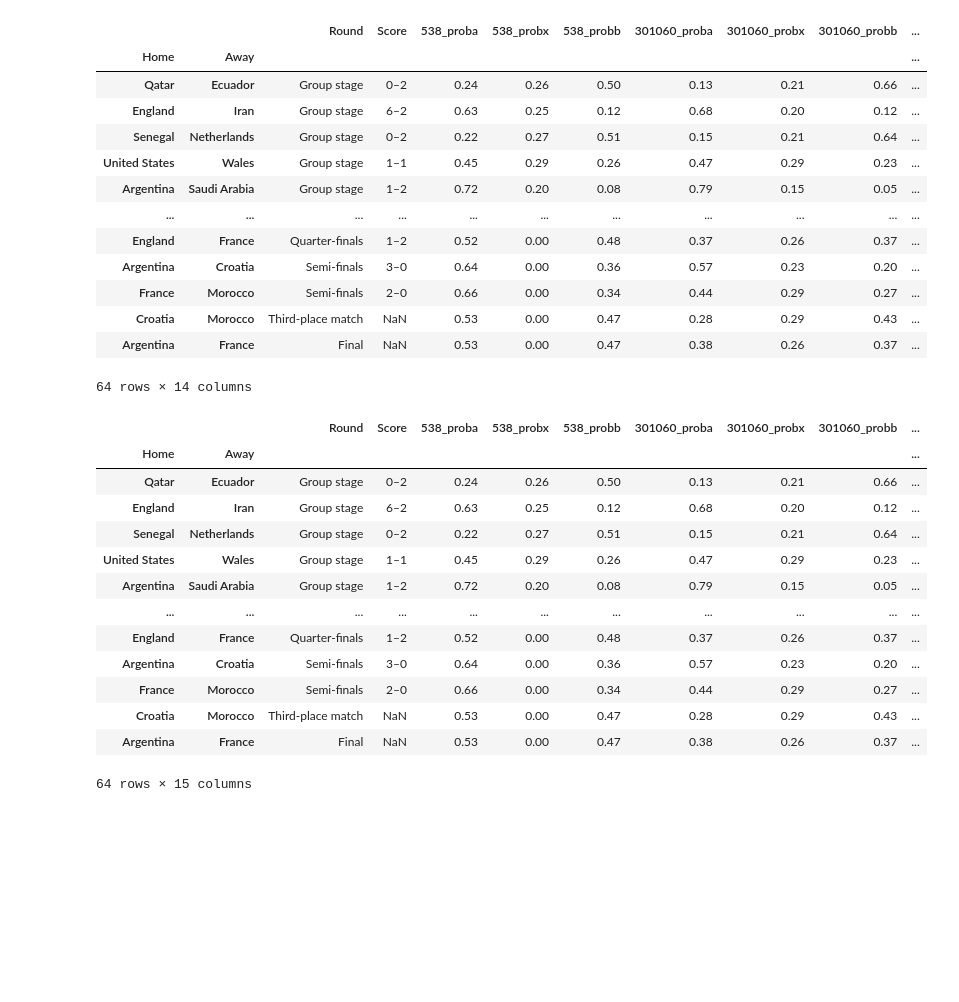
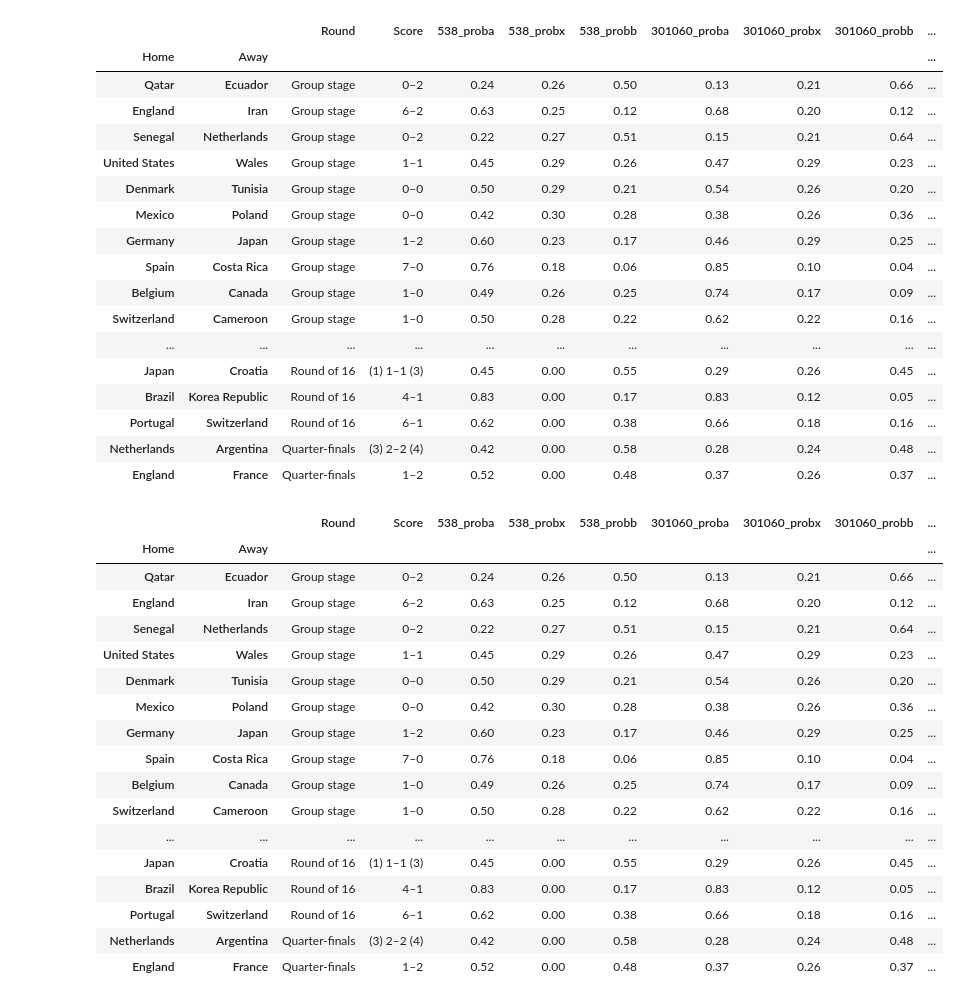
Before and after one commit to seppo0010/analisis-predicciones-mundial-2022, a Jupyter notebook: apuestas.ipynb, the cells around one changed output. Saved outputs shown, nothing was run; the diff lists cells and outputs as text; code cells hidden in the pictures; blank space fills up the shorter version.

```diff
--- a/apuestas.ipynb
+++ b/apuestas.ipynb
@@ -60,41 +60,47 @@ names = {
     'Costa Rica': 'cos',
     'Ghana': 'gha',
     'Serbia': 'ser',
 }
 
 def read_oddspedia(f):
     with open(f'oddspedia/{f}.json', 'r') as fp:
         data = json.loads(fp.read())['data']['prematch'][0]['periods'][0]['odds']
     series = {}
     for row in data:
         if row['bookie_slug'] != 'bet365': continue
         p1, p2, p3 = 1/float(row['o1']), 1/float(row['o2']), 1/float(row['o3'])
         series[f'{row["bookie_slug"]}_proba'] = p1/(p1+p2+p3)
         series[f'{row["bookie_slug"]}_probx'] = p2/(p1+p2+p3)
         series[f'{row["bookie_slug"]}_probb'] = p3/(p1+p2+p3)
         series[f'{row["bookie_slug"]}_paya'] = float(row['o1'])
         series[f'{row["bookie_slug"]}_payx'] = float(row['o2'])
         series[f'{row["bookie_slug"]}_payb'] = float(row['o3'])
     return pd.Series(series)
 
 oddspedia = results.apply(lambda row: read_oddspedia(f'{names[row.name[0]]}-{names[row.name[1]]}'), axis=1)
 df = results.join(fivethirtyeight).join(m301060).join(oddspedia.dropna(axis=1))
+df = df.drop(['Croatia', 'Morocco'])
+df = df.drop(['Argentina', 'France'])
 df
 # %% [output]
 |  |  | Round | Score | 538_proba | 538_probx | 538_probb | 301060_proba | 301060_probx | 301060_probb | ... |
 | Home | Away |  |  |  |  |  |  |  |  | ... |
 | Qatar | Ecuador | Group stage | 0–2 | 0.24 | 0.26 | 0.50 | 0.13 | 0.21 | 0.66 | ... |
 | England | Iran | Group stage | 6–2 | 0.63 | 0.25 | 0.12 | 0.68 | 0.20 | 0.12 | ... |
 | Senegal | Netherlands | Group stage | 0–2 | 0.22 | 0.27 | 0.51 | 0.15 | 0.21 | 0.64 | ... |
 | United States | Wales | Group stage | 1–1 | 0.45 | 0.29 | 0.26 | 0.47 | 0.29 | 0.23 | ... |
-| Argentina | Saudi Arabia | Group stage | 1–2 | 0.72 | 0.20 | 0.08 | 0.79 | 0.15 | 0.05 | ... |
+| Denmark | Tunisia | Group stage | 0–0 | 0.50 | 0.29 | 0.21 | 0.54 | 0.26 | 0.20 | ... |
+| Mexico | Poland | Group stage | 0–0 | 0.42 | 0.30 | 0.28 | 0.38 | 0.26 | 0.36 | ... |
+| Germany | Japan | Group stage | 1–2 | 0.60 | 0.23 | 0.17 | 0.46 | 0.29 | 0.25 | ... |
+| Spain | Costa Rica | Group stage | 7–0 | 0.76 | 0.18 | 0.06 | 0.85 | 0.10 | 0.04 | ... |
+| Belgium | Canada | Group stage | 1–0 | 0.49 | 0.26 | 0.25 | 0.74 | 0.17 | 0.09 | ... |
+| Switzerland | Cameroon | Group stage | 1–0 | 0.50 | 0.28 | 0.22 | 0.62 | 0.22 | 0.16 | ... |
 | ... | ... | ... | ... | ... | ... | ... | ... | ... | ... | ... |
+| Japan | Croatia | Round of 16 | (1) 1–1 (3) | 0.45 | 0.00 | 0.55 | 0.29 | 0.26 | 0.45 | ... |
+| Brazil | Korea Republic | Round of 16 | 4–1 | 0.83 | 0.00 | 0.17 | 0.83 | 0.12 | 0.05 | ... |
+| Portugal | Switzerland | Round of 16 | 6–1 | 0.62 | 0.00 | 0.38 | 0.66 | 0.18 | 0.16 | ... |
+| Netherlands | Argentina | Quarter-finals | (3) 2–2 (4) | 0.42 | 0.00 | 0.58 | 0.28 | 0.24 | 0.48 | ... |
 | England | France | Quarter-finals | 1–2 | 0.52 | 0.00 | 0.48 | 0.37 | 0.26 | 0.37 | ... |
-| Argentina | Croatia | Semi-finals | 3–0 | 0.64 | 0.00 | 0.36 | 0.57 | 0.23 | 0.20 | ... |
-| France | Morocco | Semi-finals | 2–0 | 0.66 | 0.00 | 0.34 | 0.44 | 0.29 | 0.27 | ... |
-| Croatia | Morocco | Third-place match | NaN | 0.53 | 0.00 | 0.47 | 0.28 | 0.29 | 0.43 | ... |
-| Argentina | France | Final | NaN | 0.53 | 0.00 | 0.47 | 0.38 | 0.26 | 0.37 | ... |
-64 rows × 14 columns
 # %%
 def winner(score):
     if isinstance(score, float) and np.isnan(score):
@@ -120,14 +126,18 @@ df
 | England | Iran | Group stage | 6–2 | 0.63 | 0.25 | 0.12 | 0.68 | 0.20 | 0.12 | ... |
 | Senegal | Netherlands | Group stage | 0–2 | 0.22 | 0.27 | 0.51 | 0.15 | 0.21 | 0.64 | ... |
 | United States | Wales | Group stage | 1–1 | 0.45 | 0.29 | 0.26 | 0.47 | 0.29 | 0.23 | ... |
-| Argentina | Saudi Arabia | Group stage | 1–2 | 0.72 | 0.20 | 0.08 | 0.79 | 0.15 | 0.05 | ... |
+| Denmark | Tunisia | Group stage | 0–0 | 0.50 | 0.29 | 0.21 | 0.54 | 0.26 | 0.20 | ... |
+| Mexico | Poland | Group stage | 0–0 | 0.42 | 0.30 | 0.28 | 0.38 | 0.26 | 0.36 | ... |
+| Germany | Japan | Group stage | 1–2 | 0.60 | 0.23 | 0.17 | 0.46 | 0.29 | 0.25 | ... |
+| Spain | Costa Rica | Group stage | 7–0 | 0.76 | 0.18 | 0.06 | 0.85 | 0.10 | 0.04 | ... |
+| Belgium | Canada | Group stage | 1–0 | 0.49 | 0.26 | 0.25 | 0.74 | 0.17 | 0.09 | ... |
+| Switzerland | Cameroon | Group stage | 1–0 | 0.50 | 0.28 | 0.22 | 0.62 | 0.22 | 0.16 | ... |
 | ... | ... | ... | ... | ... | ... | ... | ... | ... | ... | ... |
+| Japan | Croatia | Round of 16 | (1) 1–1 (3) | 0.45 | 0.00 | 0.55 | 0.29 | 0.26 | 0.45 | ... |
+| Brazil | Korea Republic | Round of 16 | 4–1 | 0.83 | 0.00 | 0.17 | 0.83 | 0.12 | 0.05 | ... |
+| Portugal | Switzerland | Round of 16 | 6–1 | 0.62 | 0.00 | 0.38 | 0.66 | 0.18 | 0.16 | ... |
+| Netherlands | Argentina | Quarter-finals | (3) 2–2 (4) | 0.42 | 0.00 | 0.58 | 0.28 | 0.24 | 0.48 | ... |
 | England | France | Quarter-finals | 1–2 | 0.52 | 0.00 | 0.48 | 0.37 | 0.26 | 0.37 | ... |
-| Argentina | Croatia | Semi-finals | 3–0 | 0.64 | 0.00 | 0.36 | 0.57 | 0.23 | 0.20 | ... |
-| France | Morocco | Semi-finals | 2–0 | 0.66 | 0.00 | 0.34 | 0.44 | 0.29 | 0.27 | ... |
-| Croatia | Morocco | Third-place match | NaN | 0.53 | 0.00 | 0.47 | 0.28 | 0.29 | 0.43 | ... |
-| Argentina | France | Final | NaN | 0.53 | 0.00 | 0.47 | 0.38 | 0.26 | 0.37 | ... |
-64 rows × 15 columns
 # %%
 def payout_row_301060(row):
     payout = 0.0
```
Also changed, not shown: parts of 9 cells of this notebook.
